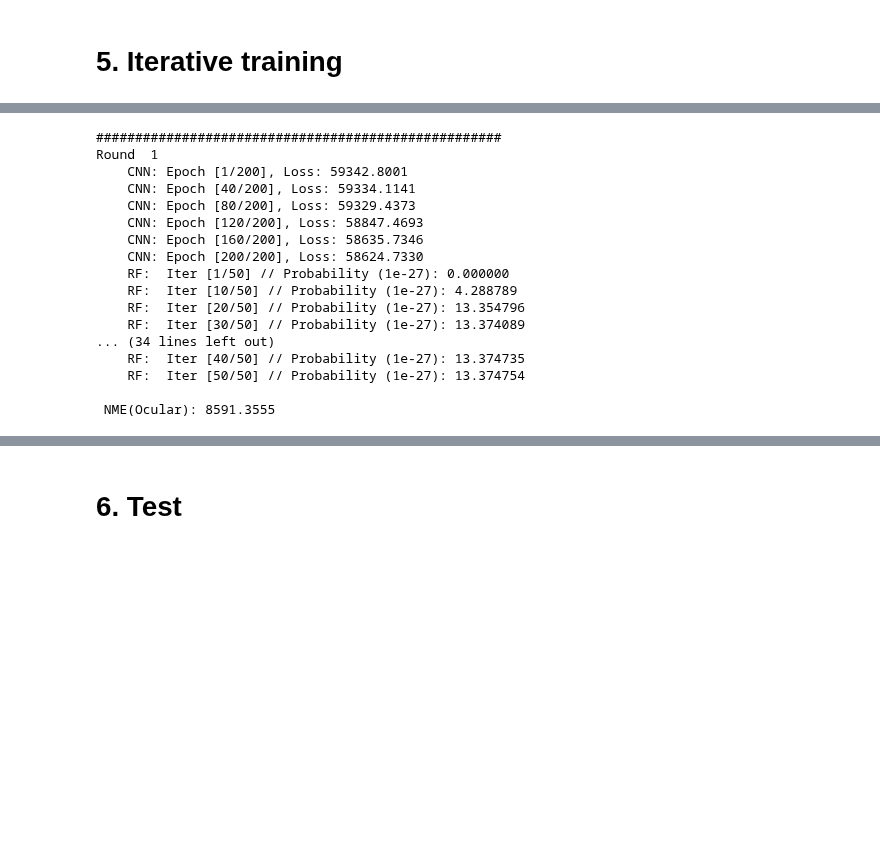
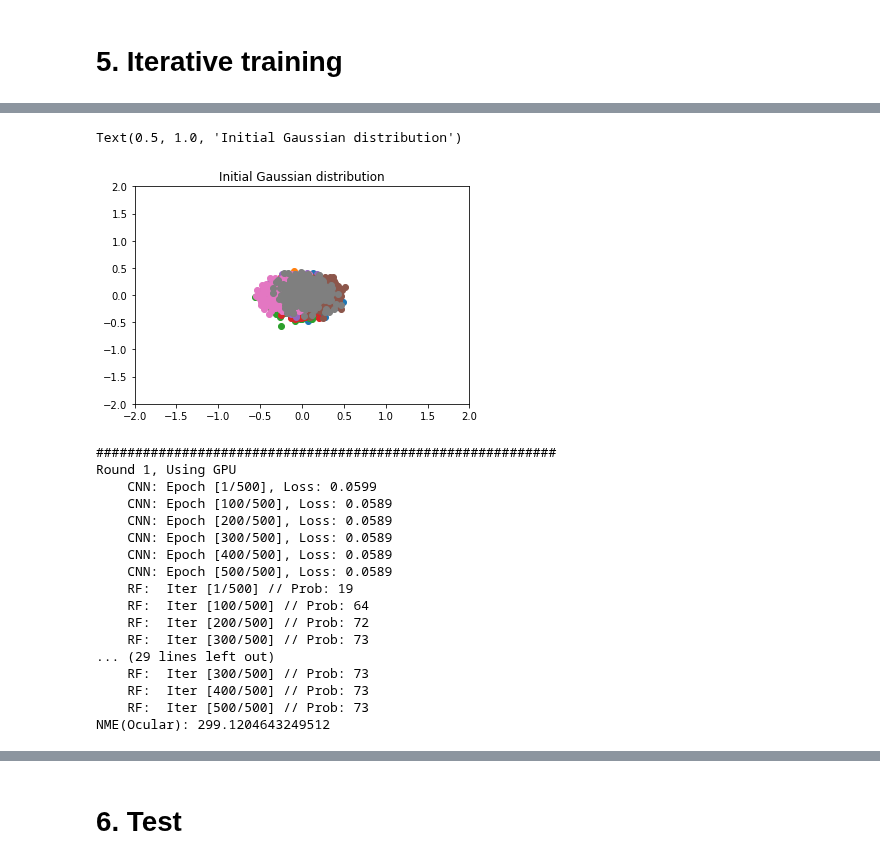
Before and after one commit to Pengchengzhi/Face-Alignment-DRF, a Jupyter notebook: main.ipynb, the cells around one changed output, grey strips where cells are left out. Cells and saved outputs as stored; diff of their text form; code cells hidden in the pictures; blank space fills up the shorter version.

```diff
--- a/main.ipynb
+++ b/main.ipynb
@@ -257,46 +292,59 @@ if torch.cuda.is_available():
+# %%
+for i in range(rf_num):
+  m = torch.distributions.multivariate_normal.MultivariateNormal(states['mu'][i,:].cpu(),states['sigma'][i,:,:].cpu())
+  x = m.sample((1000,))[:,0]*states['pi'][i].cpu()
+  y = m.sample((1000,))[:,1]*states['pi'][i].cpu()
+  plt.xlim(-2, 2)
+  plt.ylim(-2, 2)
+  plt.scatter(x,y)
+plt.title('Initial Gaussian distribution')
+# %% [output]
+Text(0.5, 1.0, 'Initial Gaussian distribution')
+[figure, added]
 # %%
 for round in range(Total_train):
-  print("####################################################")
-  print("Round ", round+1)
+  print("###########################################################")
+  if torch.cuda.is_available():
+    print("Round %d, Using GPU" %(round+1))
+  else:
+    print("Round ", round+1)
 
-  if torch.cuda.is_available():
-    states['pi'] = pi.cuda()
-    states['mu'] = init_mu.cuda()
-    train_label_rf = train_label_rf.cuda()
+  #print('Before CNN, PI:',states['pi'])
 
   # Train CNN
   for epoch in range(num_epochs):
     optimizer.zero_grad()
     outputs = layer1_cnn(train_tensor) #(200,8)
-    pred_value = torch.matmul(outputs, (states['pi'].reshape(-1,1))*states['mu']) #(200,20)
-    points = (torch.matmul(pred_value*1e3, eig_vecs)+mean_shape) #(200,136)
+    #pred_value = torch.matmul(outputs, (states['pi'].reshape(-1,1))*states['mu']) #(200,5)
+    pred_value = torch.matmul(outputs, states['mu'])
+    points = (torch.matmul(pred_value, eig_vecs[:rf_dim,:])+mean_shape) #(200,136)
     loss = criterion(points, train_label)
     #loss = criterion(pred_value, train_label_rf)
     loss.backward()
     optimizer.step()
-    if (epoch+1) % 40 == 0 or epoch == 0:
-      print ('    CNN: Epoch [%d/%d], Loss: %.4f' %(epoch+1, num_epochs, loss.item()*1e3))
+    if (epoch+1) % 100 == 0 or epoch == 0:
+      print('    CNN: Epoch [%d/%d], Loss: %.4f' %(epoch+1, num_epochs, loss.item()))
+
 
   # Train Regression Trees
-  train_label_rf = train_label_rf.cpu()
-  states = train_rf(train_label_rf, states)
+  states = train_rf(train_label_rf, states, device=device)
 
-  print("\n NME(Ocular): %.4f \n" %nme_ocular(points,train_label))
+  print("NME(Ocular):", nme_ocular(points,train_label)*224)
 # %% [output]
-####################################################
-Round  1
-    CNN: Epoch [1/200], Loss: 59342.8001
-    CNN: Epoch [40/200], Loss: 59334.1141
-    CNN: Epoch [80/200], Loss: 59329.4373
-    CNN: Epoch [120/200], Loss: 58847.4693
-    CNN: Epoch [160/200], Loss: 58635.7346
-    CNN: Epoch [200/200], Loss: 58624.7330
-    RF:  Iter [1/50] // Probability (1e-27): 0.000000
-    RF:  Iter [10/50] // Probability (1e-27): 4.288789
-    RF:  Iter [20/50] // Probability (1e-27): 13.354796
-    RF:  Iter [30/50] // Probability (1e-27): 13.374089
-... (34 lines left out)
-    RF:  Iter [40/50] // Probability (1e-27): 13.374735
-    RF:  Iter [50/50] // Probability (1e-27): 13.374754
-
- NME(Ocular): 8591.3555
+###########################################################
+Round 1, Using GPU
+    CNN: Epoch [1/500], Loss: 0.0599
+    CNN: Epoch [100/500], Loss: 0.0589
+    CNN: Epoch [200/500], Loss: 0.0589
+    CNN: Epoch [300/500], Loss: 0.0589
+    CNN: Epoch [400/500], Loss: 0.0589
+    CNN: Epoch [500/500], Loss: 0.0589
+    RF:  Iter [1/500] // Prob: 19
+    RF:  Iter [100/500] // Prob: 64
+    RF:  Iter [200/500] // Prob: 72
+    RF:  Iter [300/500] // Prob: 73
+... (29 lines left out)
+    RF:  Iter [300/500] // Prob: 73
+    RF:  Iter [400/500] // Prob: 73
+    RF:  Iter [500/500] // Prob: 73
+NME(Ocular): 299.1204643249512
```
Also changed, not shown: parts of 17 cells of this notebook.
